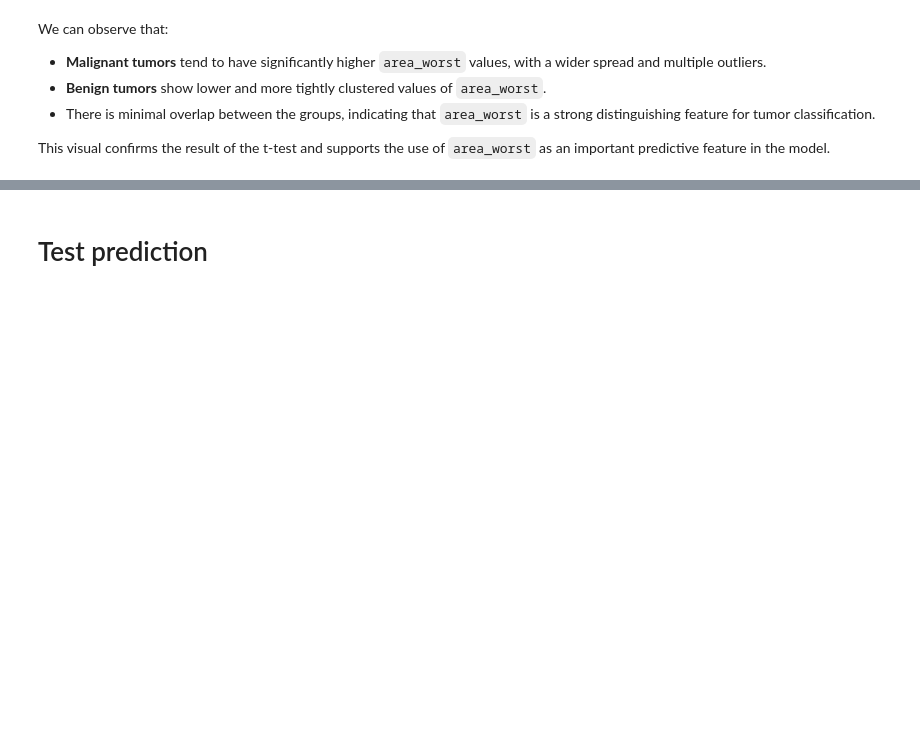
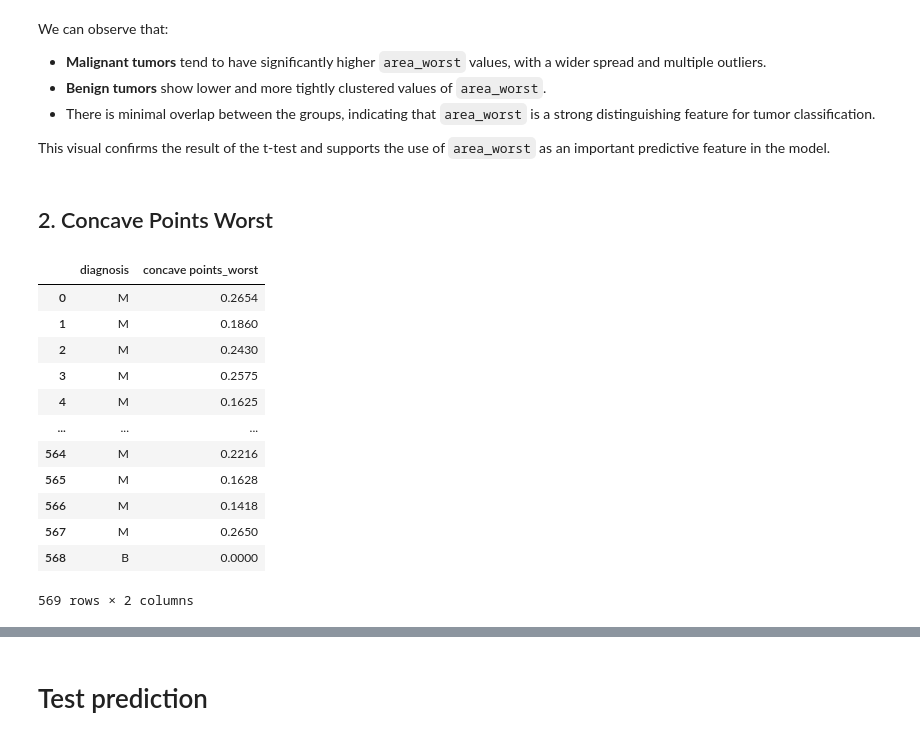
Before and after one commit to plamensve/RANDOM_FOREST_ALGORITHM, a Jupyter notebook: random_forest_algorithm.ipynb, the cells around one changed output, grey strips where cells are left out. Drawn from its saved outputs; the diff is of its cells as text; code cells hidden in the pictures; blank space fills up the shorter version.

```diff
--- a/random_forest_algorithm.ipynb
+++ b/random_forest_algorithm.ipynb
@@ -817,3 +818,22 @@ We can observe that:
 - There is minimal overlap between the groups, indicating that `area_worst` is a strong distinguishing feature for tumor classification.
 
 This visual confirms the result of the t-test and supports the use of `area_worst` as an important predictive feature in the model.
+# %% [markdown]
+## 2. Concave Points Worst
+# %%
+df = data[['diagnosis', 'concave points_worst']]
+df
+# %% [output]
+|  | diagnosis | concave points_worst |
+| 0 | M | 0.2654 |
+| 1 | M | 0.1860 |
+| 2 | M | 0.2430 |
+| 3 | M | 0.2575 |
+| 4 | M | 0.1625 |
+| ... | ... | ... |
+| 564 | M | 0.2216 |
+| 565 | M | 0.1628 |
+| 566 | M | 0.1418 |
+| 567 | M | 0.2650 |
+| 568 | B | 0.0000 |
+569 rows × 2 columns
```
Also changed, not shown: parts of 12 cells of this notebook, 1 other file.
